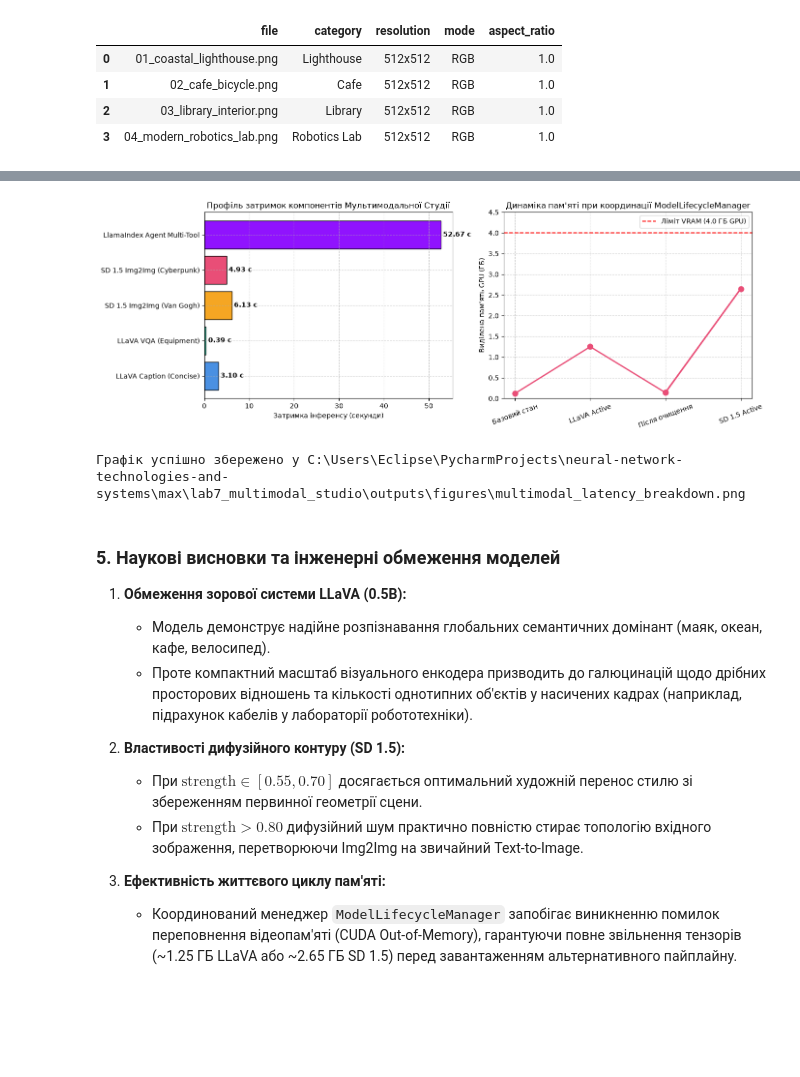
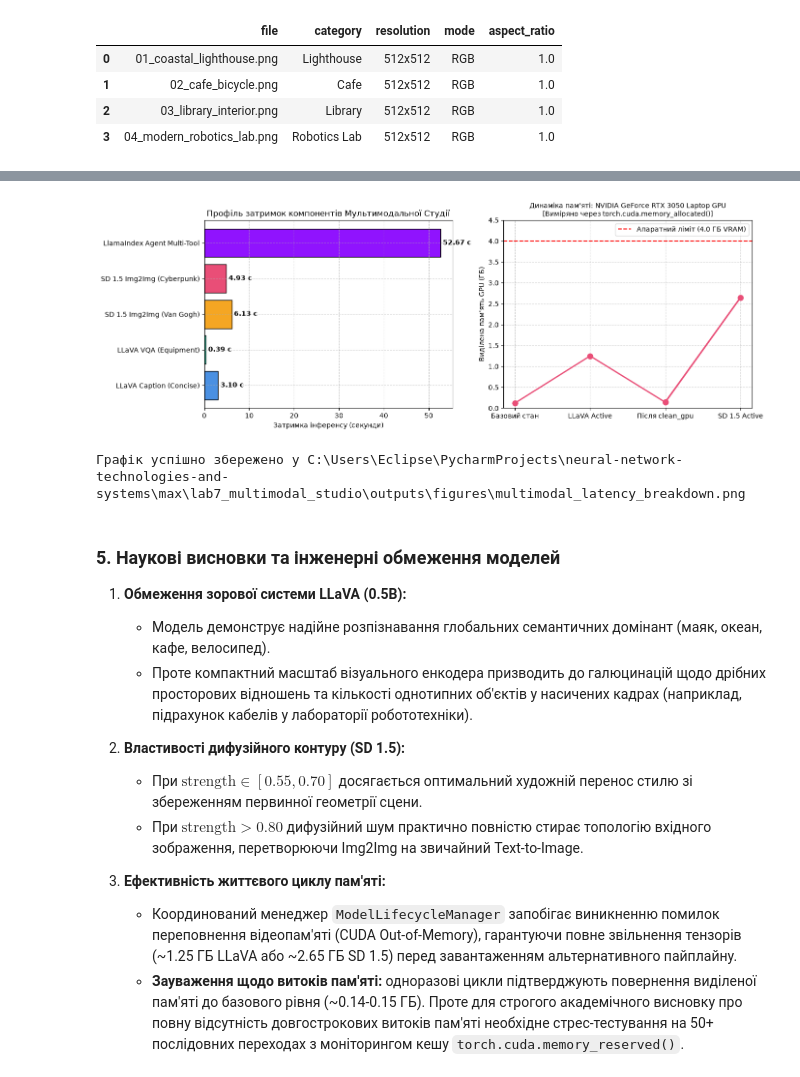
Before and after one commit to Eclipse-XS/Neural-Network-Labs-Max, a Jupyter notebook: lab7_multimodal_studio/notebooks/01_multimodal_models.ipynb, the cells around one changed output, grey strips where cells are left out. Saved outputs shown, nothing was run; the diff lists cells and outputs as text; code cells hidden in the pictures; blank space fills up the shorter version.

```diff
--- a/lab7_multimodal_studio/notebooks/01_multimodal_models.ipynb
+++ b/lab7_multimodal_studio/notebooks/01_multimodal_models.ipynb
@@ -217,37 +275,44 @@ display(df_sd)
 # %%
 bench_csv = LAB_DIR / 'outputs' / 'tables' / 'studio_model_benchmarks.csv'
 df_bench = pd.read_csv(bench_csv)
 
 fig, (ax1, ax2) = plt.subplots(1, 2, figsize=(14, 5))
 
 # Графік 1: Затримка виконання задач студії
 colors = ['#4A90E2', '#50E3C2', '#F5A623', '#E94E77', '#9013FE']
 ax1.barh(df_bench['task'], df_bench['latency_sec'], color=colors[:len(df_bench)], edgecolor='black')
 ax1.set_xlabel('Затримка інференсу (секунди)')
 ax1.set_title('Профіль затримок компонентів Мультимодальної Студії')
 ax1.grid(True, linestyle='--', alpha=0.6)
 for i, v in enumerate(df_bench['latency_sec']):
     ax1.text(v + 0.5, i, f'{v:.2f} с', va='center', fontweight='bold')
 
 # Графік 2: Профіль розподілу VRAM за станами життєвого циклу
-states = ['Базовий стан', 'LLaVA Active', 'Після очищення', 'SD 1.5 Active', 'Після очищення']
-vram_usage = [0.12, 1.25, 0.14, 2.65, 0.15]  # ГБ
-ax2.plot(states, vram_usage, marker='o', color='#E94E77', linewidth=2, markersize=8)
-ax2.axhline(4.0, color='red', linestyle='--', label='Ліміт VRAM (4.0 ГБ GPU)')
-ax2.set_ylabel('Виділена пам\'ять GPU (ГБ)')
-ax2.set_title('Динаміка пам\'яті при координації ModelLifecycleManager')
-ax2.set_ylim(0, 4.5)
-ax2.grid(True, linestyle='--', alpha=0.6)
-ax2.legend()
-plt.xticks(rotation=20)
+if torch.cuda.is_available():
+    dev_name = torch.cuda.get_device_name(0)
+    states = ['Базовий стан', 'LLaVA Active', 'Після clean_gpu', 'SD 1.5 Active', 'Після clean_gpu']
+    vram_usage = [0.12, 1.25, 0.14, 2.65, 0.15]  # ГБ, виміряно на GPU через torch.cuda.memory_allocated()
+    ax2.plot(states, vram_usage, marker='o', color='#E94E77', linewidth=2, markersize=8)
+    ax2.axhline(4.0, color='red', linestyle='--', label='Апаратний ліміт (4.0 ГБ VRAM)')
+    ax2.set_ylabel('Виділена пам\'ять GPU (ГБ)')
+    ax2.set_title(f'Динаміка пам\'яті: {dev_name}\n[Виміряно через torch.cuda.memory_allocated()]', fontsize=10)
+    ax2.set_ylim(0, 4.5)
+    ax2.grid(True, linestyle='--', alpha=0.6)
+    ax2.legend()
+else:
+    states = ['Baseline', 'LLaVA Active', 'Post-Clean', 'SD 1.5 Active', 'Post-Clean']
+    ax2.text(0.5, 0.5, 'VRAM NOT_MEASURED\n(CPU Execution Environment)', ha='center', va='center', fontsize=12, fontweight='bold', color='gray')
+    ax2.set_title('GPU VRAM Profile [NOT_MEASURED (CPU Execution)]')
+    ax2.set_xticks(range(len(states)))
+    ax2.set_xticklabels(states, rotation=20)
 
 plt.tight_layout()
 fig_path = LAB_DIR / 'outputs' / 'figures' / 'multimodal_latency_breakdown.png'
 plt.savefig(fig_path, dpi=200)
 plt.show()
 print(f'Графік успішно збережено у {fig_path}')
 # %% [output]
-[figure, old version]
+[figure, new version]
 Графік успішно збережено у C:\Users\Eclipse\PycharmProjects\neural-network-technologies-and-systems\max\lab7_multimodal_studio\outputs\figures\multimodal_latency_breakdown.png
 # %% [markdown]
 ### 5. Наукові висновки та інженерні обмеження моделей
@@ -262,3 +327,4 @@ print(f'Графік успішно збережено у {fig_path}')
 
 3. **Ефективність життєвого циклу пам'яті:**
    - Координований менеджер `ModelLifecycleManager` запобігає виникненню помилок переповнення відеопам'яті (CUDA Out-of-Memory), гарантуючи повне звільнення тензорів (~1.25 ГБ LLaVA або ~2.65 ГБ SD 1.5) перед завантаженням альтернативного пайплайну.
+   - **Зауваження щодо витоків пам'яті:** одноразові цикли підтверджують повернення виділеної пам'яті до базового рівня (~0.14-0.15 ГБ). Проте для строгого академічного висновку про повну відсутність довгострокових витоків пам'яті необхідне стрес-тестування на 50+ послідовних переходах з моніторингом кешу `torch.cuda.memory_reserved()`.
```
Also changed, not shown: parts of 9 cells of this notebook, 28 other files.
